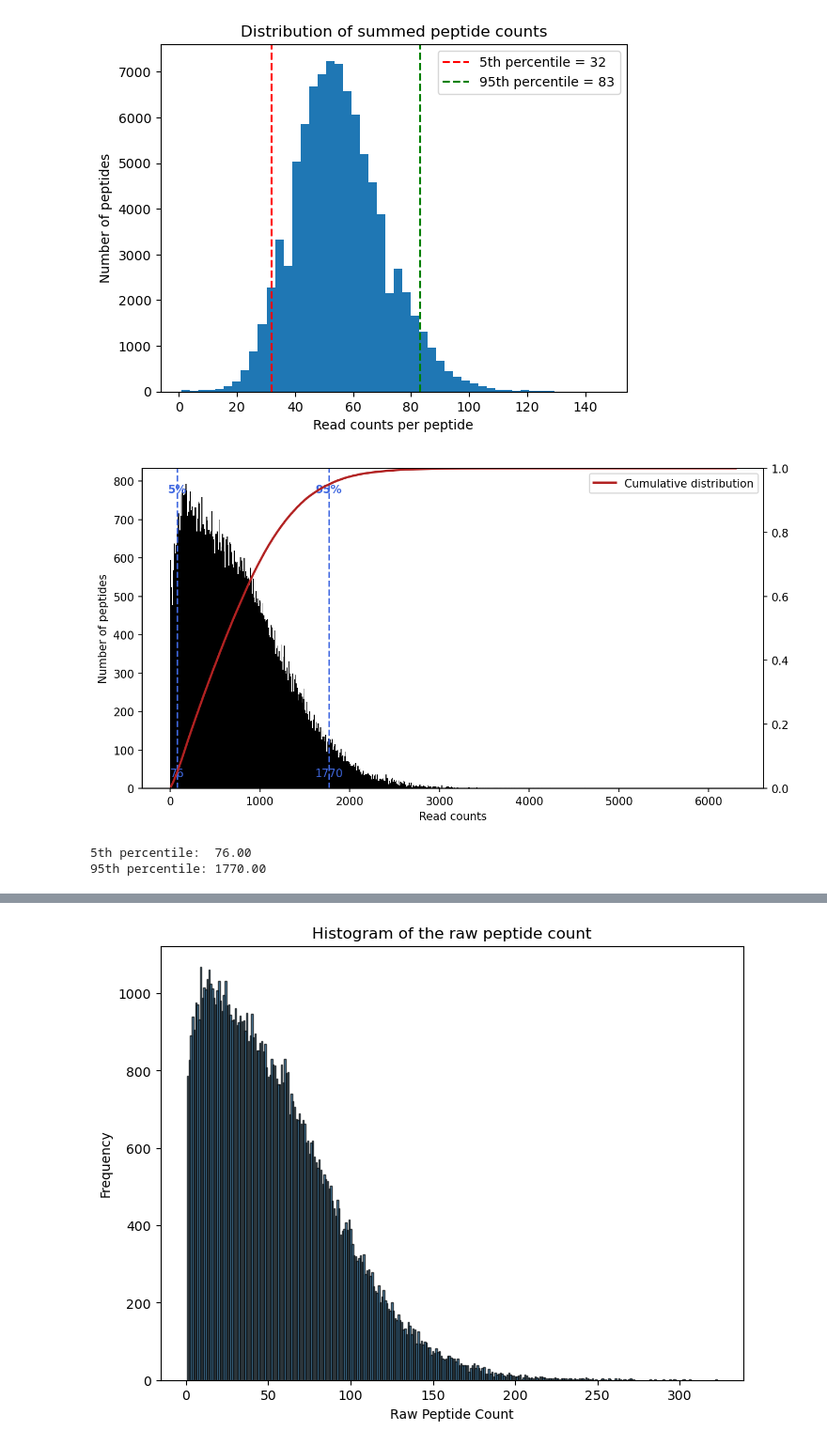
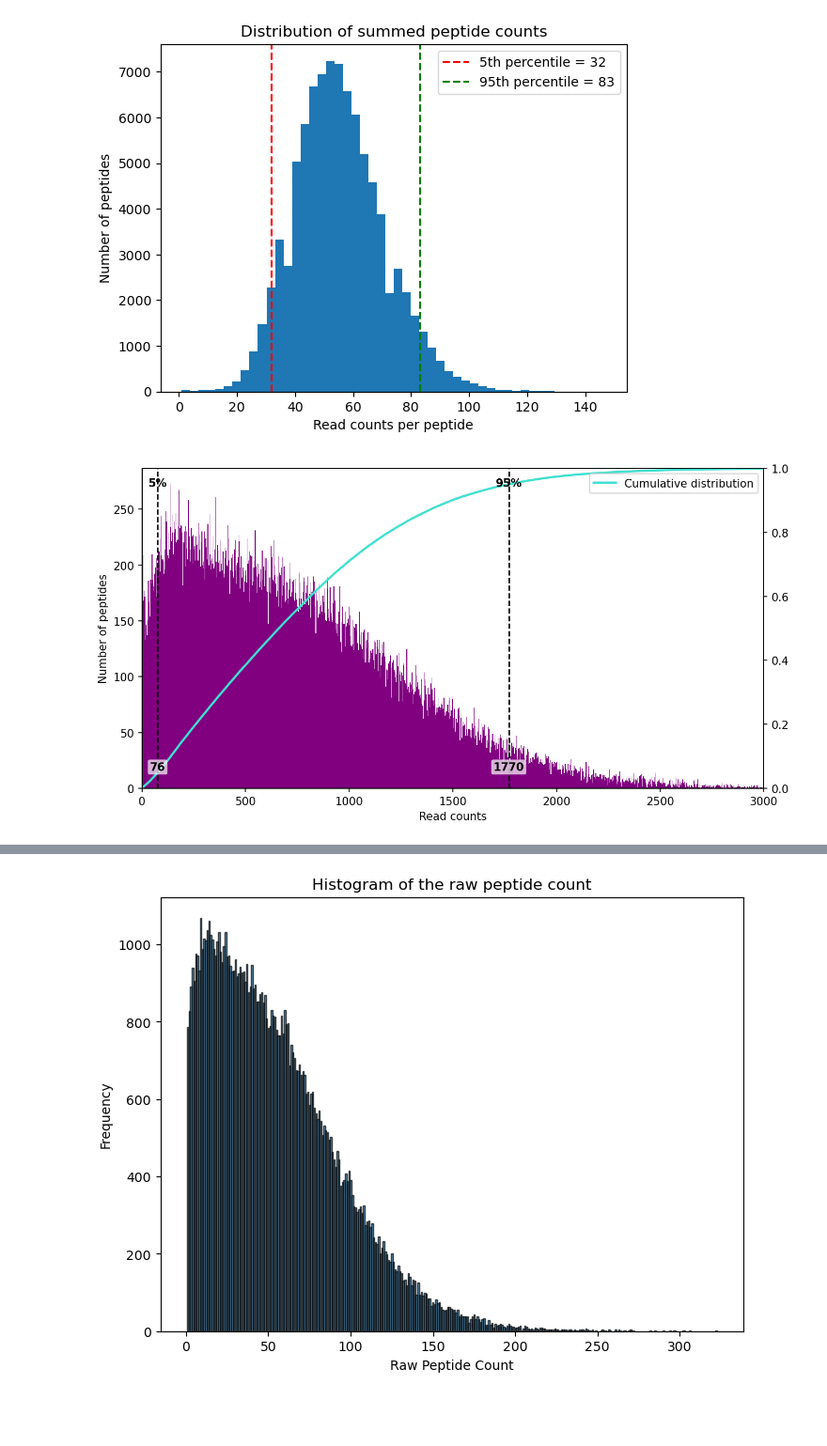
Before and after one commit to sporak577/DeRisi-Rotation, a Jupyter notebook: phipseq/library_QC/library_stats.ipynb, the cells around one changed output, grey strips where cells are left out. Shown at 94% size. Drawn from its saved outputs; the diff is of its cells as text; code cells hidden in the pictures; blank space fills up the shorter version.

```diff
--- a/phipseq/library_QC/library_stats.ipynb
+++ b/phipseq/library_QC/library_stats.ipynb
@@ -94,58 +94,59 @@ counts = df["count"].to_numpy()                            # change column name
 # --- percentiles ---
 p5  = np.percentile(counts, 5)
 p95 = np.percentile(counts, 95)
 
 # --- histogram bins (tweak binwidth if you want smoother/rougher bars) ---
-binwidth = 10
+binwidth = 3
 bins = np.arange(0, counts.max() + binwidth, binwidth)
 
 hist, edges = np.histogram(counts, bins=bins)
 centers = 0.5 * (edges[:-1] + edges[1:])
 widths  = np.diff(edges)
 
 # --- cumulative distribution (empirical CDF from the histogram) ---
 cdf = np.cumsum(hist) / hist.sum()
 
 # --- plot ---
 fig, ax = plt.subplots(figsize=(9,4.8), dpi=150)
+ax2 = ax.twinx() #second axis for cdf
+
+# Put primary axis above the twin and make its face transparent
+ax.set_zorder(1)
+ax2.set_zorder(2)
+ax2.patch.set_visible(False)  # so bars remain visible
 
 # histogram (black bars)
-ax.bar(centers, hist, width=widths, align="center", color="black")
-
+ax.bar(centers, hist, width=widths, align="center", color="purple", zorder=2)
 ax.set_xlabel("Read counts")
 ax.set_ylabel("Number of peptides")
 
-# secondary axis for CDF (red curve)
-ax2 = ax.twinx()
-ax2.plot(edges[1:], cdf, lw=2, color="firebrick", label="Cumulative distribution")
+#read CDF
+ax2.plot(edges[1:], cdf, lw=2, color="turquoise", label="Cumulative distribution", zorder=1)
 ax2.set_ylim(0, 1)
 ax2.set_ylabel("")  # optional
 ax2.legend(loc="upper right")
 
-# percentile lines & labels (blue)
-def annotate_percentile(x, label):
-    ax.axvline(x, color="royalblue", ls="--", lw=1.5)
-    # "5%" / "95%" near the top
-    ymax = ax.get_ylim()[1]
-    ax.text(x, ymax*0.95, label, color="royalblue", fontweight="bold",
-            ha="center", va="top")
-    # numeric value near the bottom
-    ymin = ax.get_ylim()[0]
-    ax.text(x, ymin + (ymax - ymin)*0.03, f"{int(round(x))}",
-            color="royalblue", ha="center", va="bottom")
+# Percentiles (front, on ax2; use ax2 limits!)
+def annotate_percentile_on_ax2(x, label):
+    ax2.axvline(x, color="black", ls="--", lw=1.3, zorder=3)
+    ymin2, ymax2 = ax2.get_ylim()
+    # top label
+    ax2.text(x, ymax2*0.97, label, color="black", fontweight="bold",
+             ha="center", va="top", zorder=4,
+             bbox=dict(boxstyle="round,pad=0.2", fc="none", ec="none", alpha=0.7))
+    # numeric value near bottom
+    ax2.text(x, ymin2 + (ymax2 - ymin2)*0.05, f"{int(round(x))}",
+             color="black", ha="center", fontweight="bold", va="bottom", zorder=4,
+             bbox=dict(boxstyle="round,pad=0.2", fc="white", ec="none", alpha=0.7))
 
-annotate_percentile(p5,  "5%")
-annotate_percentile(p95, "95%")
+annotate_percentile_on_ax2(p5,  "5%")
+annotate_percentile_on_ax2(p95, "95%")
 
 plt.tight_layout()
+plt.xlim(0, 3000)
 plt.show()
-
-print(f"5th percentile:  {p5:.2f}")
-print(f"95th percentile: {p95:.2f}")
 # %% [output]
-[figure, old version]
+[figure, new version]
-5th percentile:  76.00
-95th percentile: 1770.00
 # %%
 import numpy as np
 import pandas as pd
```
Also changed, not shown: parts of 4 cells of this notebook.
